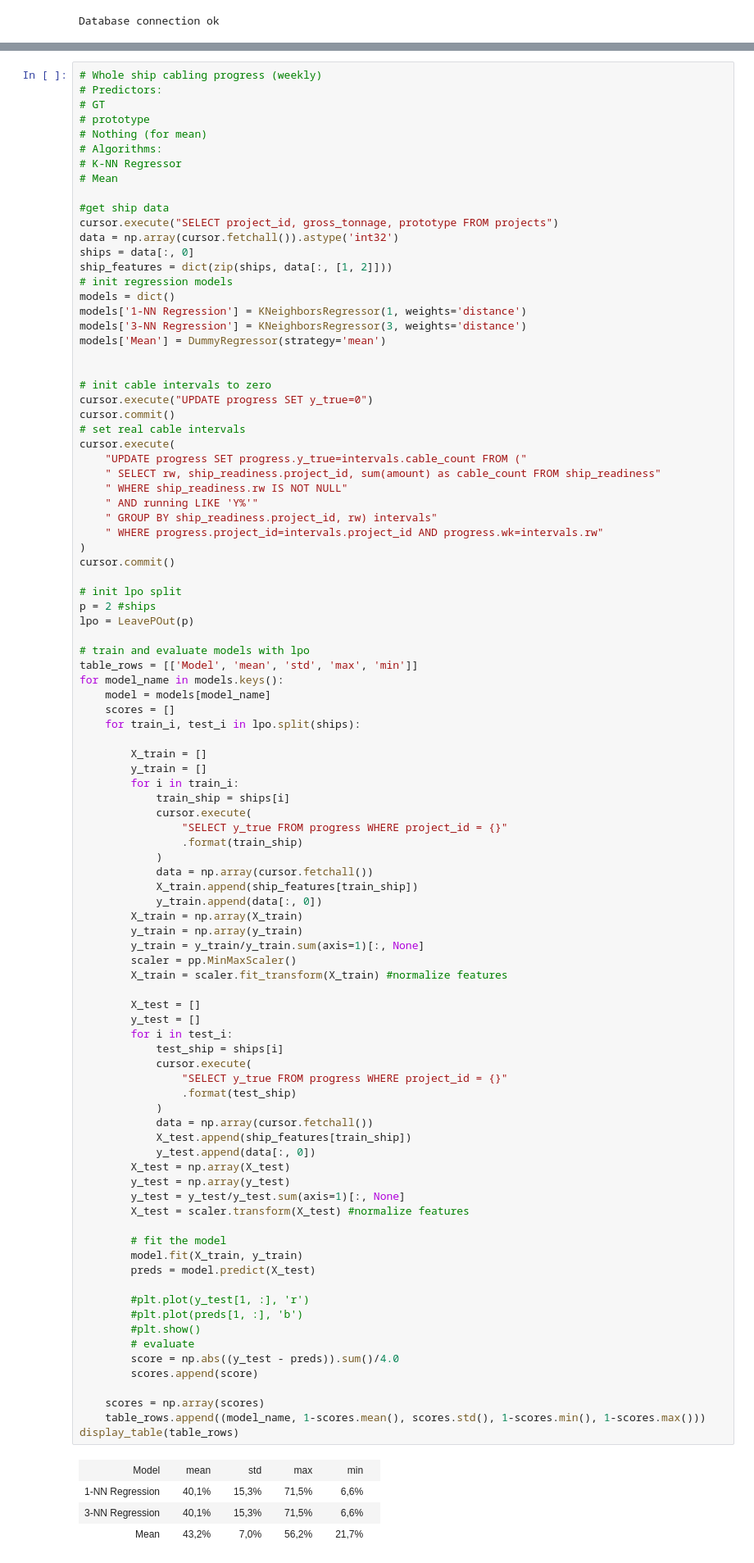
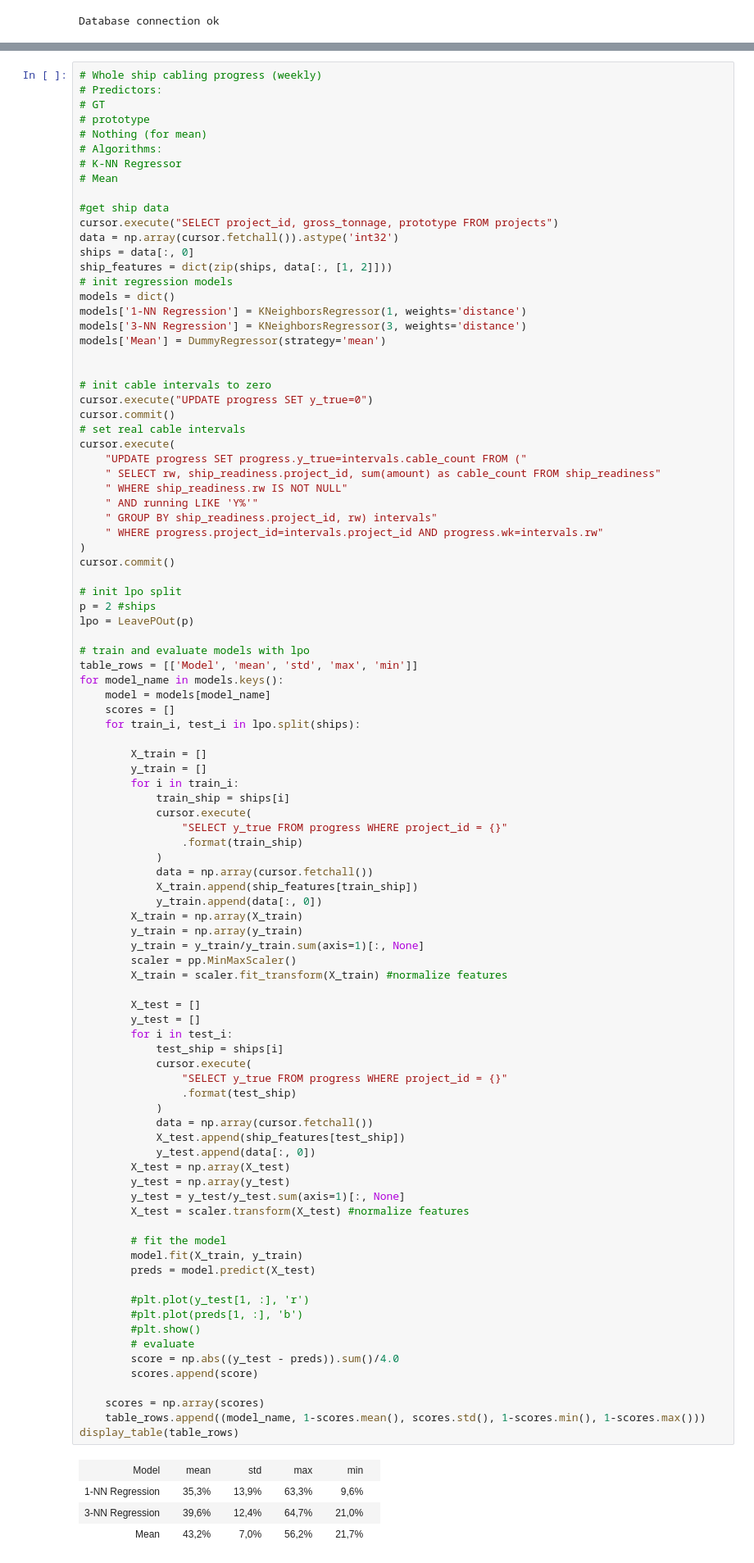
Before and after one commit to Miikkasna/cablepredictions, a Jupyter notebook: Whole ship cabling readiness.ipynb, the cells around one changed output, grey strips where cells are left out. Shown at 82% size. Saved outputs shown, nothing was run; the diff lists cells and outputs as text.

```diff
--- a/Whole ship cabling readiness.ipynb
+++ b/Whole ship cabling readiness.ipynb
@@ -102,36 +200,36 @@ for model_name in models.keys():
         y_test = []
         for i in test_i:
             test_ship = ships[i]
             cursor.execute(
                 "SELECT y_true FROM progress WHERE project_id = {}"
                 .format(test_ship)
             )
             data = np.array(cursor.fetchall())
-            X_test.append(ship_features[train_ship])
+            X_test.append(ship_features[test_ship])
             y_test.append(data[:, 0])
         X_test = np.array(X_test)
         y_test = np.array(y_test)
         y_test = y_test/y_test.sum(axis=1)[:, None]
         X_test = scaler.transform(X_test) #normalize features
 
         # fit the model
         model.fit(X_train, y_train)
         preds = model.predict(X_test)
 
         #plt.plot(y_test[1, :], 'r')
         #plt.plot(preds[1, :], 'b')
         #plt.show()
         # evaluate
         score = np.abs((y_test - preds)).sum()/4.0
         scores.append(score)
 
     scores = np.array(scores)
     table_rows.append((model_name, 1-scores.mean(), scores.std(), 1-scores.min(), 1-scores.max()))
 display_table(table_rows)
 # %% [output]
 | Model |  | mean |  | std |  | max |  | min |  |
-| 1-NN Regression |  | 40,1% |  | 15,3% |  | 71,5% |  | 6,6% |  |
-| 3-NN Regression |  | 40,1% |  | 15,3% |  | 71,5% |  | 6,6% |  |
+| 1-NN Regression |  | 35,3% |  | 13,9% |  | 63,3% |  | 9,6% |  |
+| 3-NN Regression |  | 39,6% |  | 12,4% |  | 64,7% |  | 21,0% |  |
 | Mean |  | 43,2% |  | 7,0% |  | 56,2% |  | 21,7% |  |
 # %%
 # Whole ship design progress (weekly)
```
Also changed, not shown: parts of 7 cells of this notebook.
